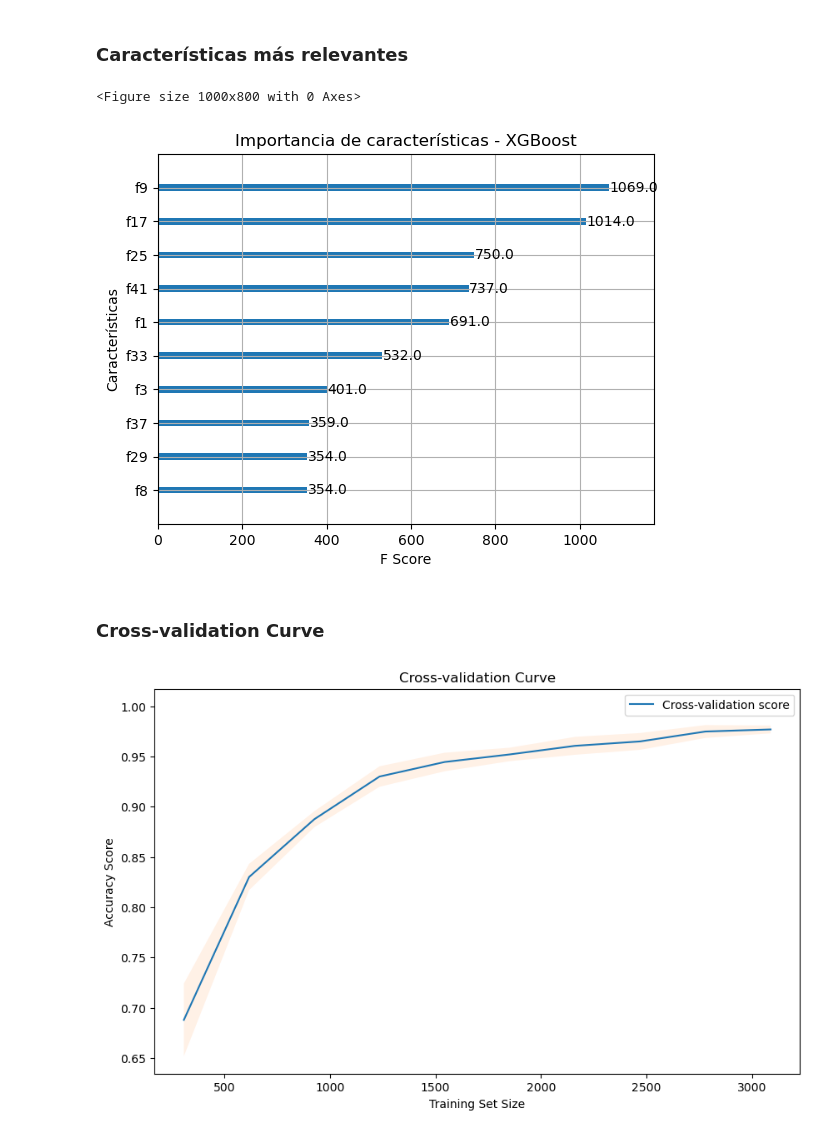
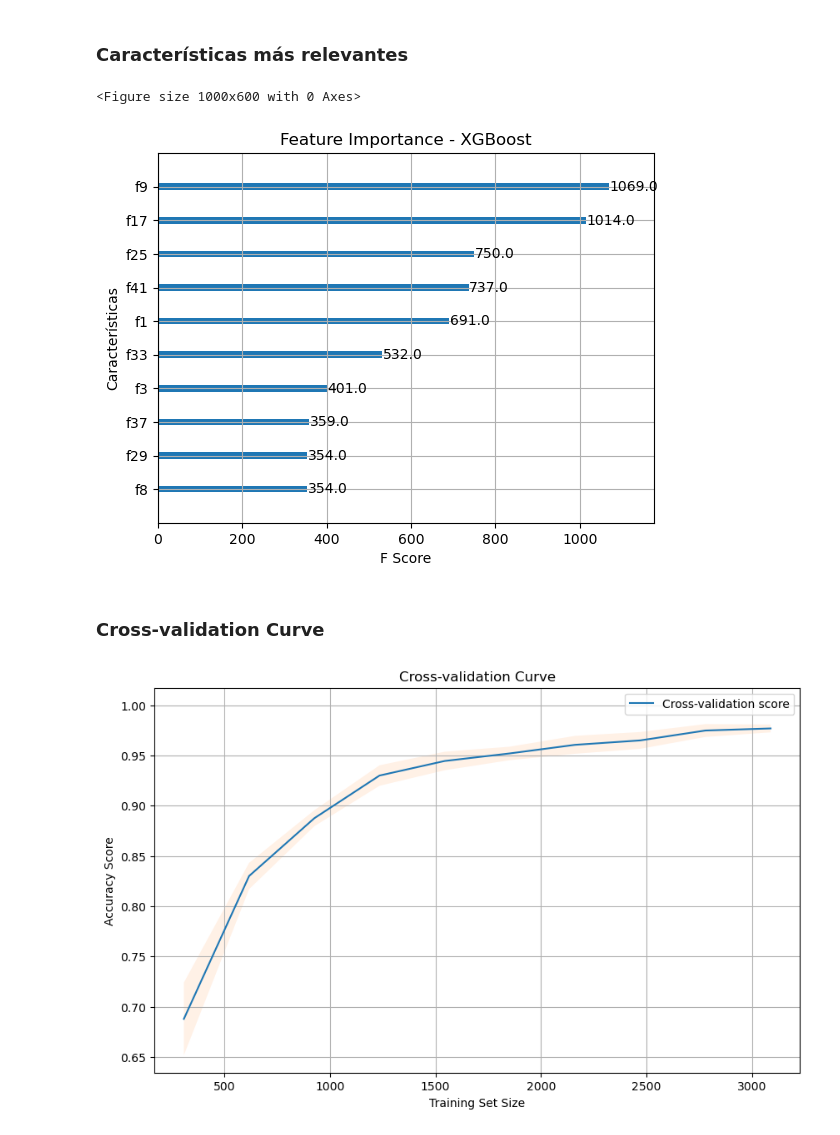
Before and after one commit to TheDeloz-v2/HyperOptGA, a Jupyter notebook: xgboost.ipynb, the cells around one changed output. Drawn from its saved outputs; the diff is of its cells as text; code cells hidden in the pictures.

```diff
--- a/xgboost.ipynb
+++ b/xgboost.ipynb
@@ -180,14 +183,14 @@ plt.show()
 # %% [markdown]
 ### Características más relevantes
 # %%
-plt.figure(figsize=(10, 8))
+plt.figure(figsize=(10, 6))
 plot_importance(classifier, importance_type='weight', max_num_features=10)
-plt.title("Importancia de características - XGBoost")
+plt.title("Feature Importance - XGBoost")
 plt.xlabel("F Score")
 plt.ylabel("Características")
 plt.show()
 # %% [output]
-<Figure size 1000x800 with 0 Axes>
+<Figure size 1000x600 with 0 Axes>
-[figure, old version]
+[figure, new version]
 # %% [markdown]
 ### Cross-validation Curve
@@ -194,23 +208,13 @@ plt.show()
 # %%
-train_sizes, train_scores, test_scores = learning_curve(
-    classifier,
-    X_train, y_train, cv=5, scoring='accuracy',
-    train_sizes=np.linspace(0.1, 1.0, 10)
-)
-
-train_mean = np.mean(train_scores, axis=1)
-train_std = np.std(train_scores, axis=1)
-test_mean = np.mean(test_scores, axis=1)
-test_std = np.std(test_scores, axis=1)
-
 plt.figure(figsize=(10, 6))
 plt.plot(train_sizes, test_mean, label="Cross-validation score")
 plt.fill_between(train_sizes, train_mean - train_std, train_mean + train_std, alpha=0.1)
 plt.fill_between(train_sizes, test_mean - test_std, test_mean + test_std, alpha=0.1)
 plt.xlabel("Training Set Size")
 plt.ylabel("Accuracy Score")
 plt.legend(loc="best")
+plt.grid(True)
 plt.title("Cross-validation Curve")
 plt.show()
 # %% [output]
-[figure, old version]
+[figure, new version]
```
Also changed, not shown: parts of 2 cells of this notebook.
